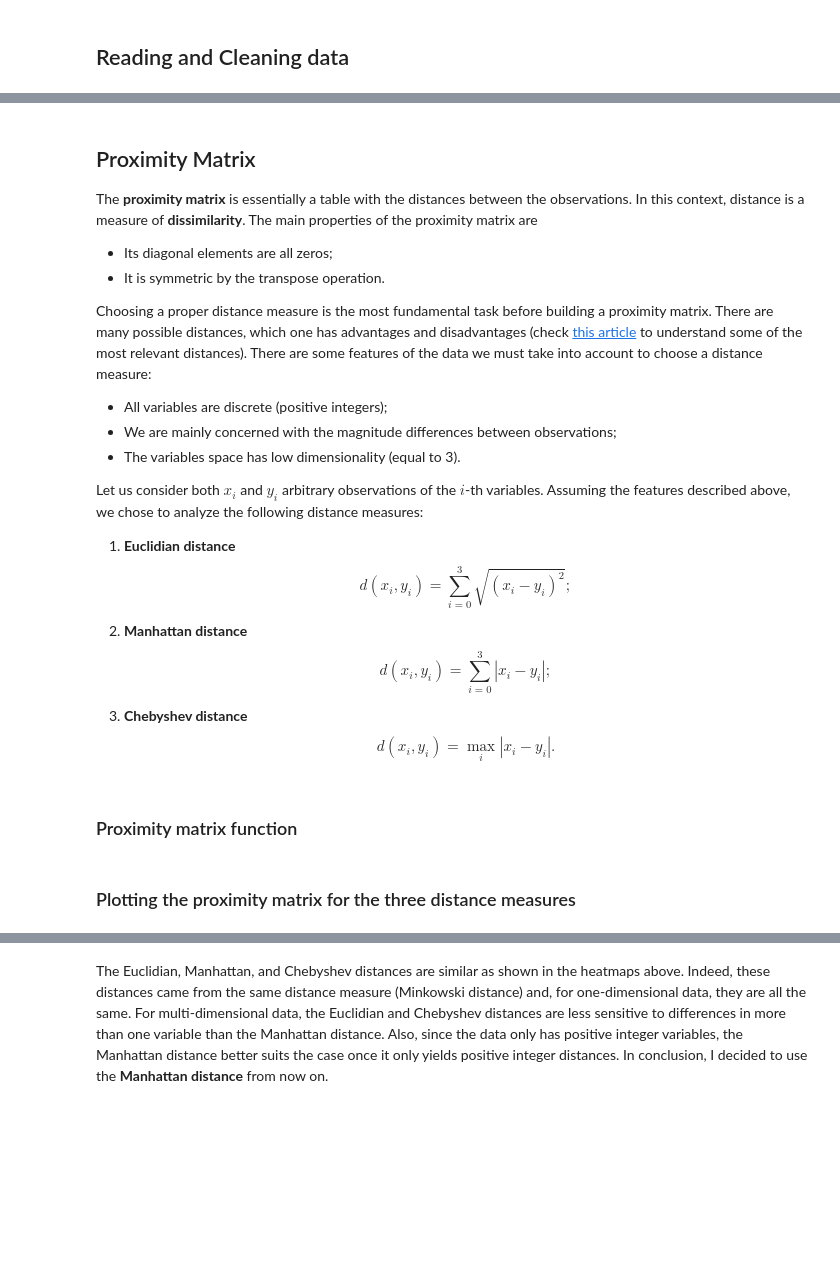
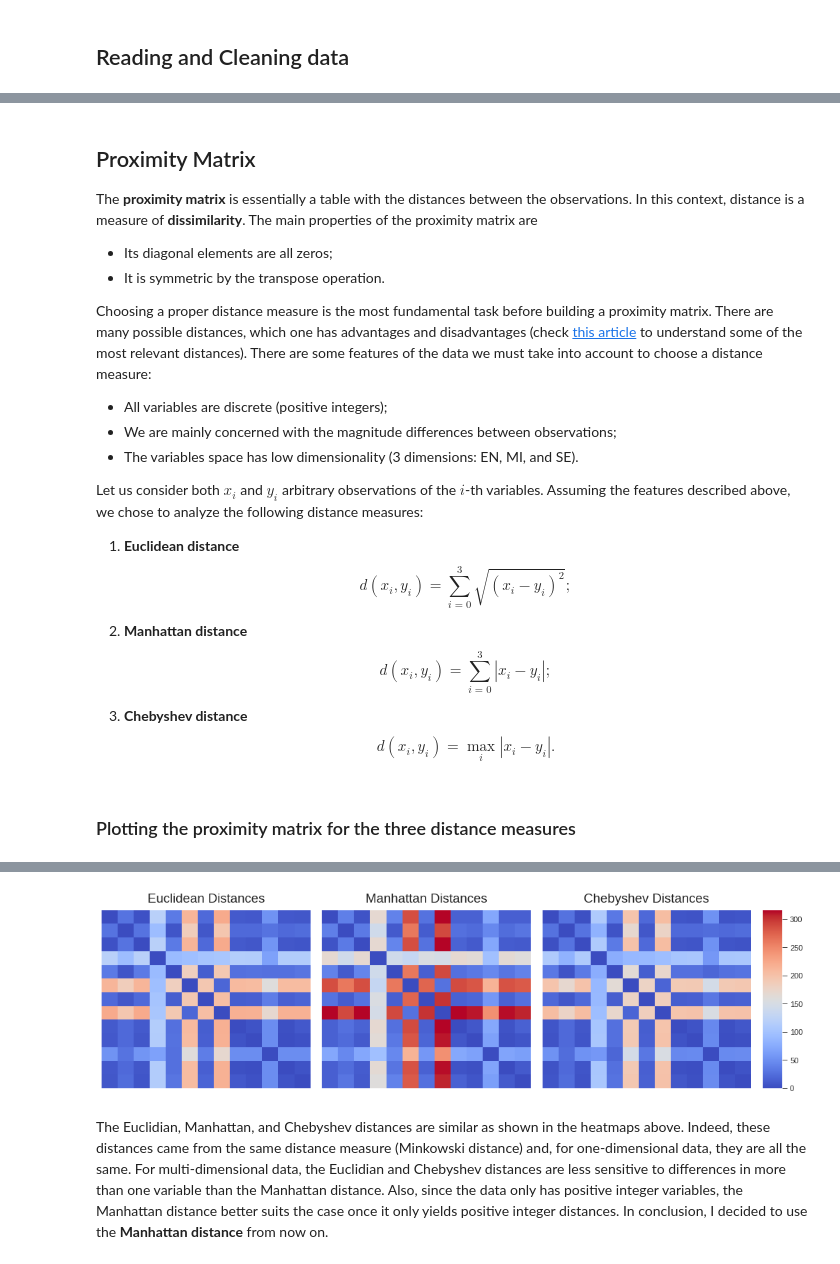
Before and after one commit to nicolaubruno/ML_projects, a Jupyter notebook: Data Science Jobs/Analysis.ipynb, the cells around one changed output, grey strips where cells are left out. Drawn from its saved outputs; the diff is of its cells as text; code cells hidden in the pictures; blank space fills up the shorter version.

```diff
--- a/Data Science Jobs/Analysis.ipynb
+++ b/Data Science Jobs/Analysis.ipynb
@@ -67,16 +175,14 @@ Choosing a proper distance measure is the most fundamental task before building
 
 - All variables are discrete (positive integers);
 - We are mainly concerned with the magnitude differences between observations;
-- The variables space has low dimensionality (equal to 3).
+- The variables space has low dimensionality (3 dimensions: EN, MI, and SE).
 
 Let us consider both $ x_i $ and $ y_i $ arbitrary observations of the $i$-th variables. Assuming the features described above, we chose to analyze the following distance measures:
 
-1. **Euclidian distance** $$ d(x_i, y_i) = \sum_{i = 0}^{3} \sqrt{(x_i - y_i)^{2}}; $$
+1. **Euclidean distance** $$ d(x_i, y_i) = \sum_{i = 0}^{3} \sqrt{(x_i - y_i)^{2}}; $$
 
 2. **Manhattan distance**
 $$ d(x_i, y_i) = \sum_{i = 0}^{3} |x_i - y_i|; $$
 
 3. **Chebyshev distance**
 $$ d(x_i, y_i) = \max_i |x_i - y_i|. $$
-# %% [markdown]
-### Proximity matrix function
@@ -114,8 +191,8 @@ def proximity_matrix(df, affinity = 'euclidian'):
 # %%
 #---- Proximity Matrixes ----#
 
-distances_names = ['euclidian', 'manhattan', 'chebyshev']
-proximity_matrices = np.array([proximity_matrix(df, dist) for dist in distances_names])
+distances_names = ['euclidean', 'manhattan', 'chebyshev']
+proximity_matrices = np.array([pairwise_distances(df, metric = dist) for dist in distances_names])
 max_distance = np.max(proximity_matrices)
 
 #----- Figure and Axes ------#
@@ -163,3 +238,4 @@ plt.tight_layout()
+[figure, added]
 # %% [markdown]
 The Euclidian, Manhattan, and Chebyshev distances are similar as shown in the heatmaps above. Indeed, these distances came from the same distance measure (Minkowski distance) and, for one-dimensional data, they are all the same. For multi-dimensional data, the Euclidian and Chebyshev distances are less sensitive to differences in more than one variable than the Manhattan distance. Also, since the data only has positive integer variables, the Manhattan distance better suits the case once it only yields positive integer distances. In conclusion, I decided to use the **Manhattan distance** from now on.
 # %%
```
Also changed, not shown: parts of 12 cells of this notebook.
